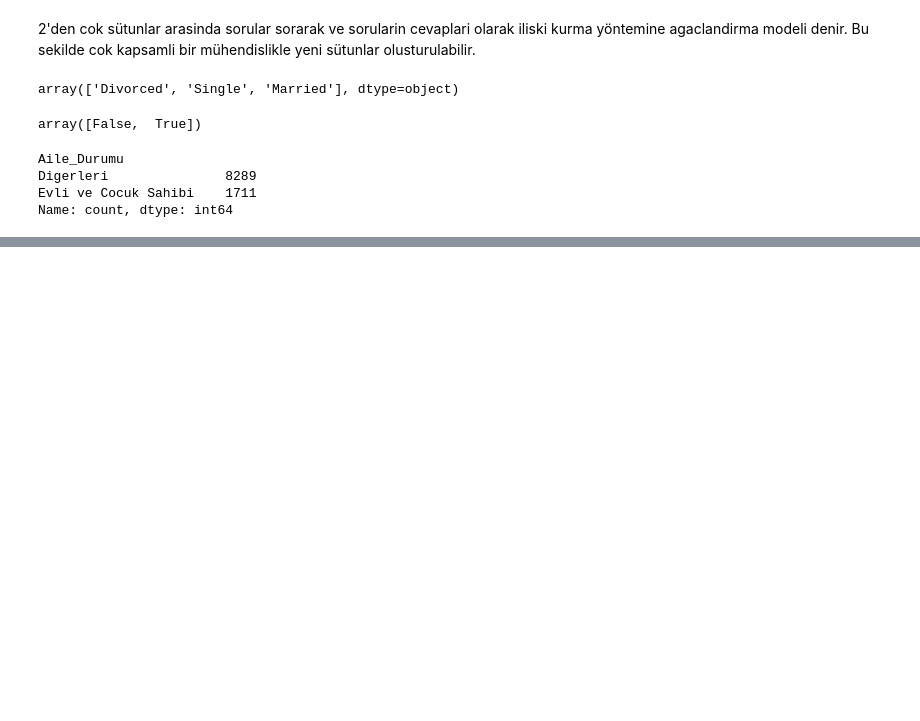
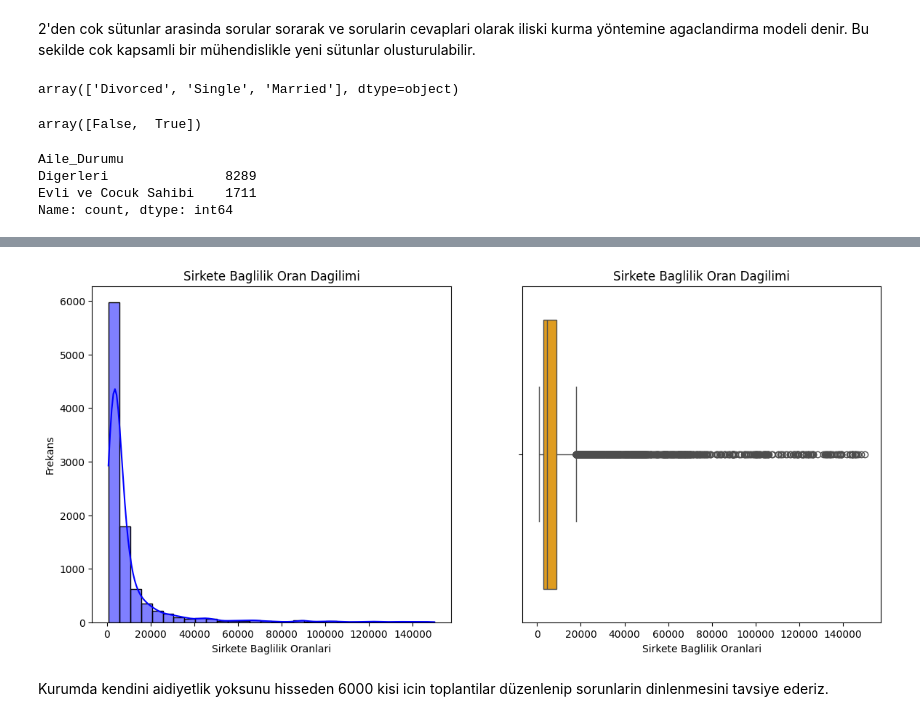
Before and after one commit to KisiselMertProjeleri/HR_Analysis_Project, a Jupyter notebook: hr_data_project.ipynb, the cells around one changed output, grey strips where cells are left out. Saved outputs shown, nothing was run; the diff lists cells and outputs as text; code cells hidden in the pictures; blank space fills up the shorter version.

Commit message:
özellik mühendisligi tamamlandi görseller ve yorum tavsiyeler yapildi

```diff
--- a/hr_data_project.ipynb
+++ b/hr_data_project.ipynb
@@ -335,0 +489,21 @@ Name: count, dtype: int64
+# %%
+plt.figure(figsize = (14,6))
+
+# 1. satirin 1. sütun garfigini ekledik
+plt.subplot(1,2,1)
+sns.histplot(df['Aidiyetlik_Miktari'], kde = True, bins = 30, color = 'blue')
+plt.title('Sirkete Baglilik Oran Dagilimi')
+plt.xlabel('Sirkete Baglilik Oranlari')
+plt.ylabel('Frekans')
+
+# 1. satirin 2. sütun grafigini ekledik
+plt.subplot(1,2,2)
+sns.boxplot(x = df['Aidiyetlik_Miktari'], color = 'Orange')
+plt.title('Sirkete Baglilik Oran Dagilimi')
+plt.xlabel('Sirkete Baglilik Oranlari')
+
+plt.show()
+# %% [output]
+[figure, added]
+# %% [markdown]
+Kurumda kendini aidiyetlik yoksunu hisseden 6000 kisi icin toplantilar düzenlenip sorunlarin dinlenmesini tavsiye ederiz.
```
Also changed, not shown: parts of 31 cells of this notebook.
